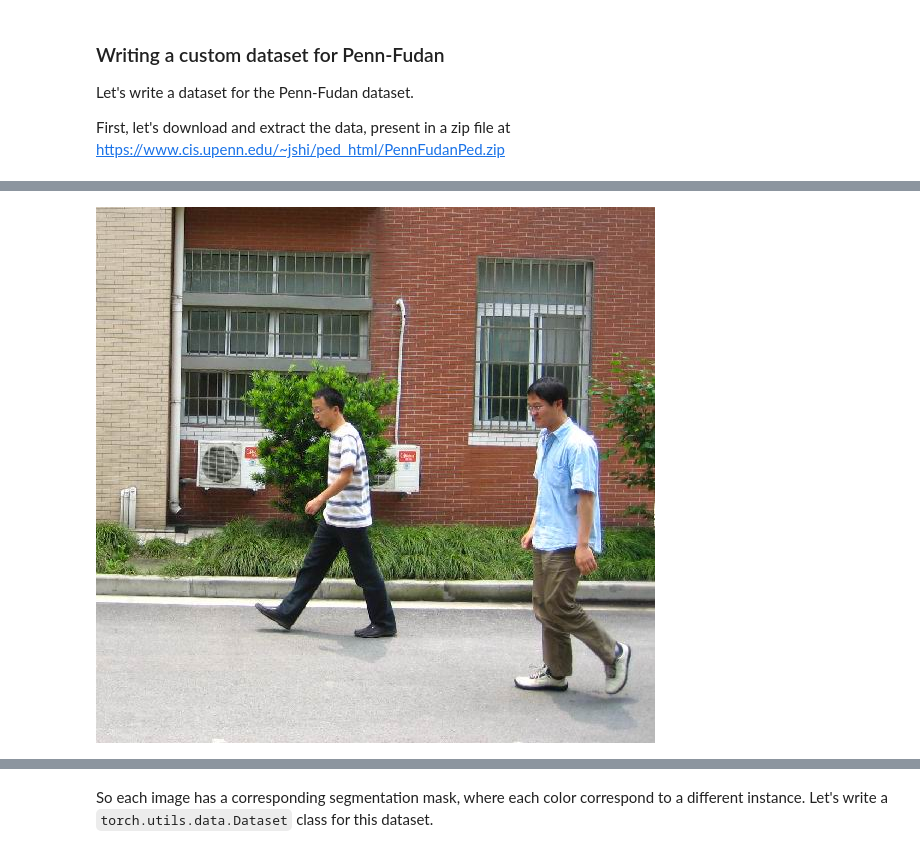
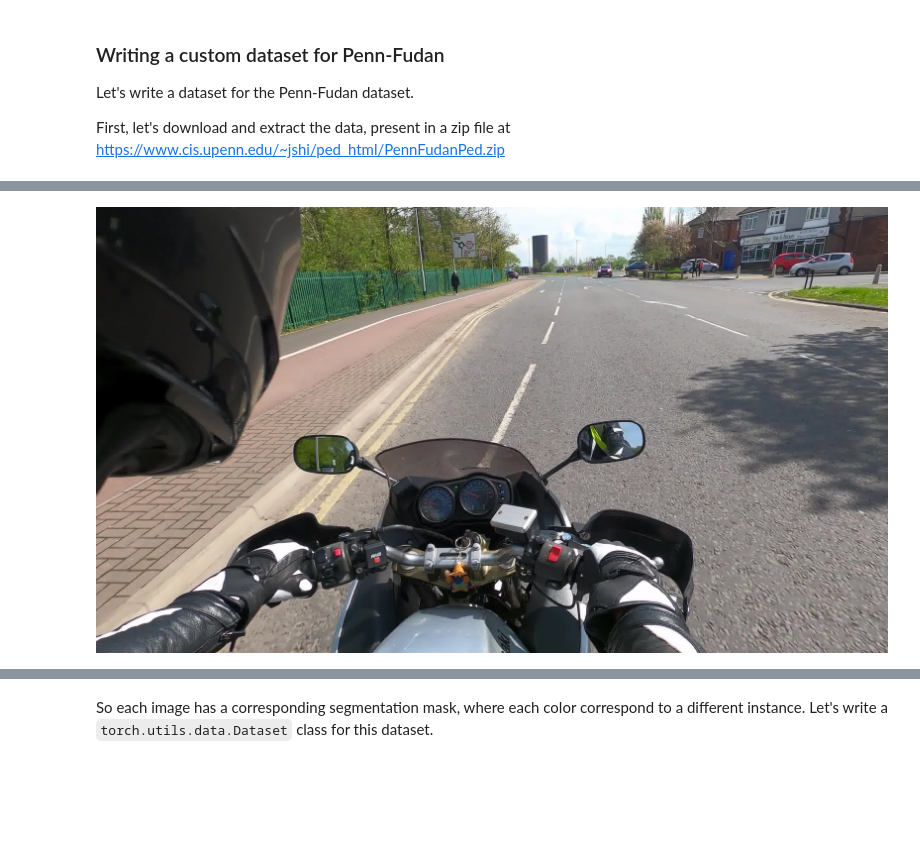
Before and after one commit to vivithemage/speedometer, a Jupyter notebook: speedometer.ipynb, the cells around one changed output, grey strips where cells are left out. Drawn from its saved outputs; the diff is of its cells as text; code cells hidden in the pictures; blank space fills up the shorter version.

```diff
--- a/speedometer.ipynb
+++ b/speedometer.ipynb
@@ -128,6 +108,6 @@ Here is one example of an image in the dataset, with its corresponding instance
 # %%
 from PIL import Image
-Image.open('PennFudanPed/PNGImages/FudanPed00001.png')
+Image.open('speedometer-main/data/ds0/img/077.jpg')
 # %% [output]
-[figure, old version]
+[figure, new version]
 # %%
```
Also changed, not shown: parts of 13 cells of this notebook.
